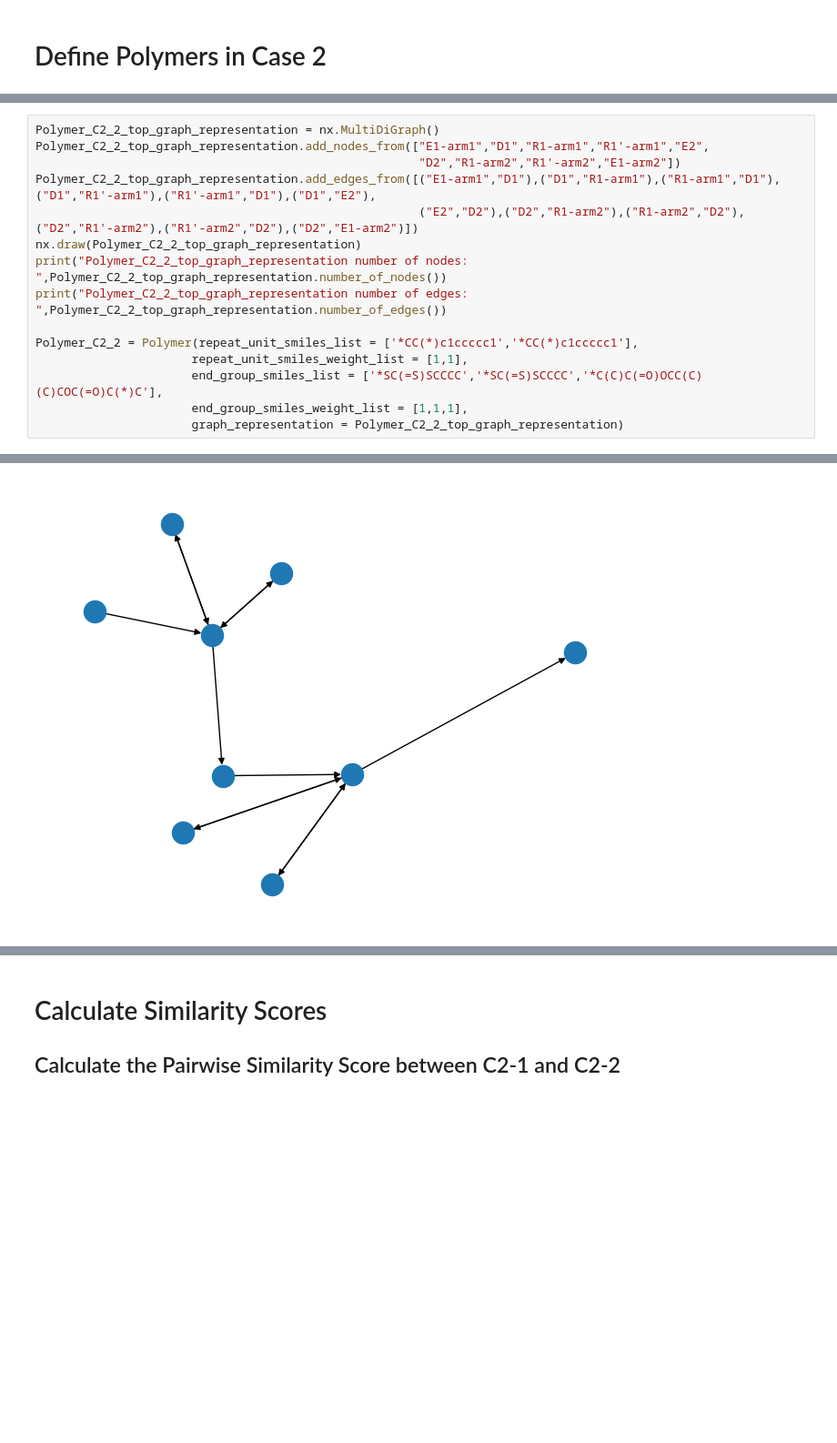
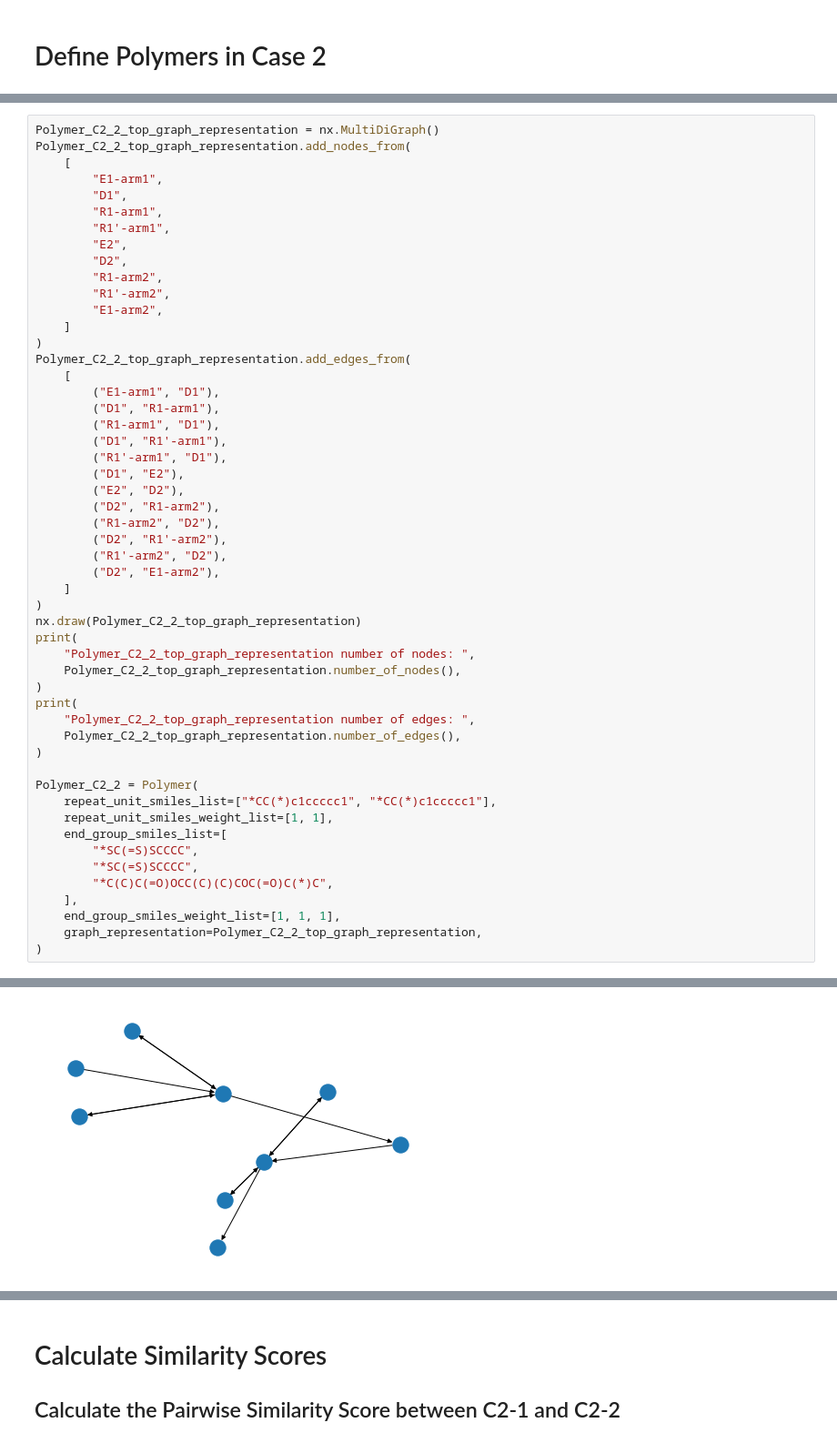
Before and after one commit to olsenlabmit/Polymer-Graph-Similarity, a Jupyter notebook: notebook/Polymer_Similarity_Case2_Varying_Topologies.ipynb, the cells around one changed output, grey strips where cells are left out. Shown at 91% size. Cells and saved outputs as stored; diff of their text form; blank space fills up the shorter version.

```diff
--- a/notebook/Polymer_Similarity_Case2_Varying_Topologies.ipynb
+++ b/notebook/Polymer_Similarity_Case2_Varying_Topologies.ipynb
@@ -478,23 +618,60 @@ Polymer_C2_1_top_graph_representation number of edges:  6
 <img src="https://drive.google.com/uc?export=view&id=1LaxtzW8LN6hIr68CojaBob3QcrA7HhpW"  width="50%" height="50%">
 # %%
 Polymer_C2_2_top_graph_representation = nx.MultiDiGraph()
-Polymer_C2_2_top_graph_representation.add_nodes_from(["E1-arm1","D1","R1-arm1","R1'-arm1","E2",
-                                                      "D2","R1-arm2","R1'-arm2","E1-arm2"])
-Polymer_C2_2_top_graph_representation.add_edges_from([("E1-arm1","D1"),("D1","R1-arm1"),("R1-arm1","D1"),("D1","R1'-arm1"),("R1'-arm1","D1"),("D1","E2"),
-                                                      ("E2","D2"),("D2","R1-arm2"),("R1-arm2","D2"),("D2","R1'-arm2"),("R1'-arm2","D2"),("D2","E1-arm2")])
+Polymer_C2_2_top_graph_representation.add_nodes_from(
+    [
+        "E1-arm1",
+        "D1",
+        "R1-arm1",
+        "R1'-arm1",
+        "E2",
+        "D2",
+        "R1-arm2",
+        "R1'-arm2",
+        "E1-arm2",
+    ]
+)
+Polymer_C2_2_top_graph_representation.add_edges_from(
+    [
+        ("E1-arm1", "D1"),
+        ("D1", "R1-arm1"),
+        ("R1-arm1", "D1"),
+        ("D1", "R1'-arm1"),
+        ("R1'-arm1", "D1"),
+        ("D1", "E2"),
+        ("E2", "D2"),
+        ("D2", "R1-arm2"),
+        ("R1-arm2", "D2"),
+        ("D2", "R1'-arm2"),
+        ("R1'-arm2", "D2"),
+        ("D2", "E1-arm2"),
+    ]
+)
 nx.draw(Polymer_C2_2_top_graph_representation)
-print("Polymer_C2_2_top_graph_representation number of nodes: ",Polymer_C2_2_top_graph_representation.number_of_nodes())
-print("Polymer_C2_2_top_graph_representation number of edges: ",Polymer_C2_2_top_graph_representation.number_of_edges())
+print(
+    "Polymer_C2_2_top_graph_representation number of nodes: ",
+    Polymer_C2_2_top_graph_representation.number_of_nodes(),
+)
+print(
+    "Polymer_C2_2_top_graph_representation number of edges: ",
+    Polymer_C2_2_top_graph_representation.number_of_edges(),
+)
 
-Polymer_C2_2 = Polymer(repeat_unit_smiles_list = ['*CC(*)c1ccccc1','*CC(*)c1ccccc1'],
-                      repeat_unit_smiles_weight_list = [1,1],
-                      end_group_smiles_list = ['*SC(=S)SCCCC','*SC(=S)SCCCC','*C(C)C(=O)OCC(C)(C)COC(=O)C(*)C'],
-                      end_group_smiles_weight_list = [1,1,1],
-                      graph_representation = Polymer_C2_2_top_graph_representation)
+Polymer_C2_2 = Polymer(
+    repeat_unit_smiles_list=["*CC(*)c1ccccc1", "*CC(*)c1ccccc1"],
+    repeat_unit_smiles_weight_list=[1, 1],
+    end_group_smiles_list=[
+        "*SC(=S)SCCCC",
+        "*SC(=S)SCCCC",
+        "*C(C)C(=O)OCC(C)(C)COC(=O)C(*)C",
+    ],
+    end_group_smiles_weight_list=[1, 1, 1],
+    graph_representation=Polymer_C2_2_top_graph_representation,
+)
 # %% [output]
 Polymer_C2_2_top_graph_representation number of nodes:  9
 Polymer_C2_2_top_graph_representation number of edges:  12
-[figure, old version]
+[figure, new version]
 # %% [markdown]
 ## Polymer C2-3
 
```
Also changed, not shown: parts of 18 cells of this notebook.
